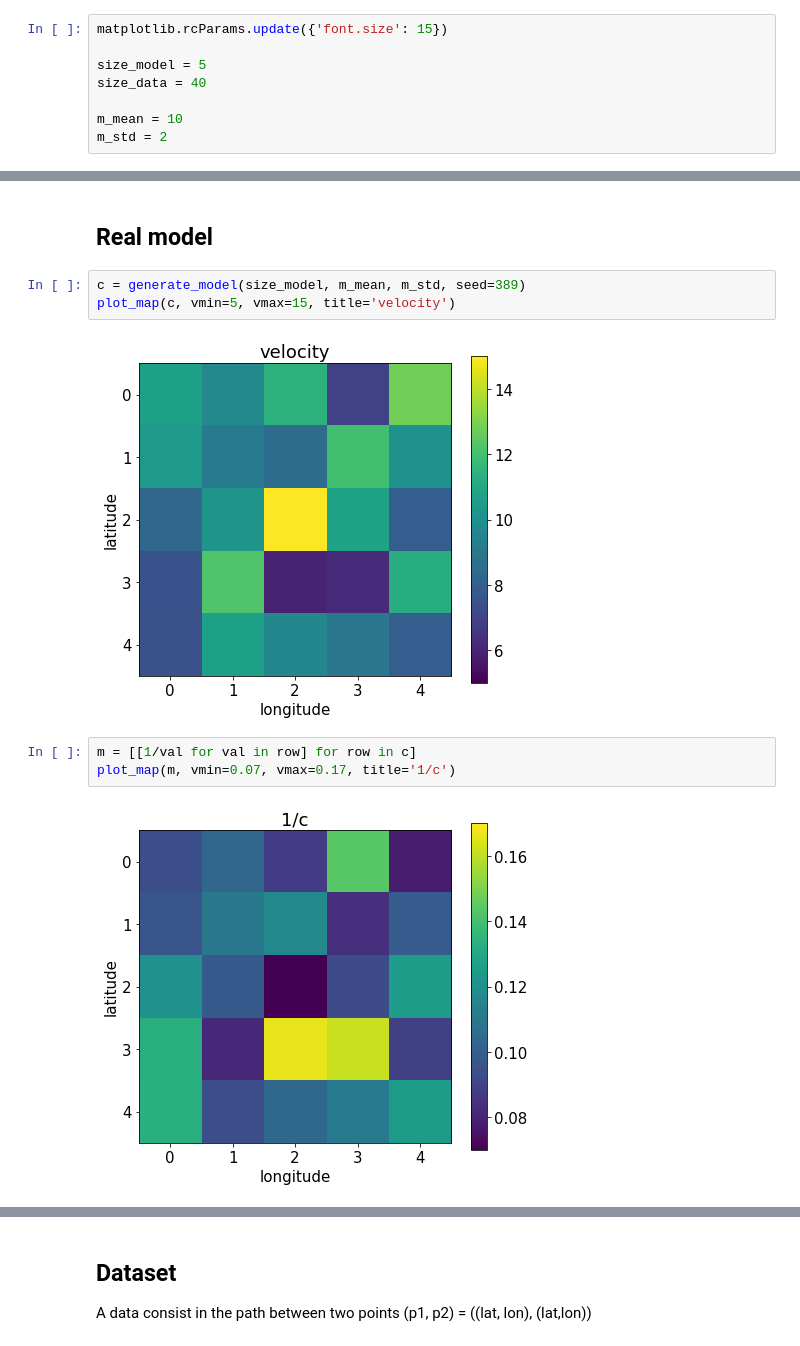
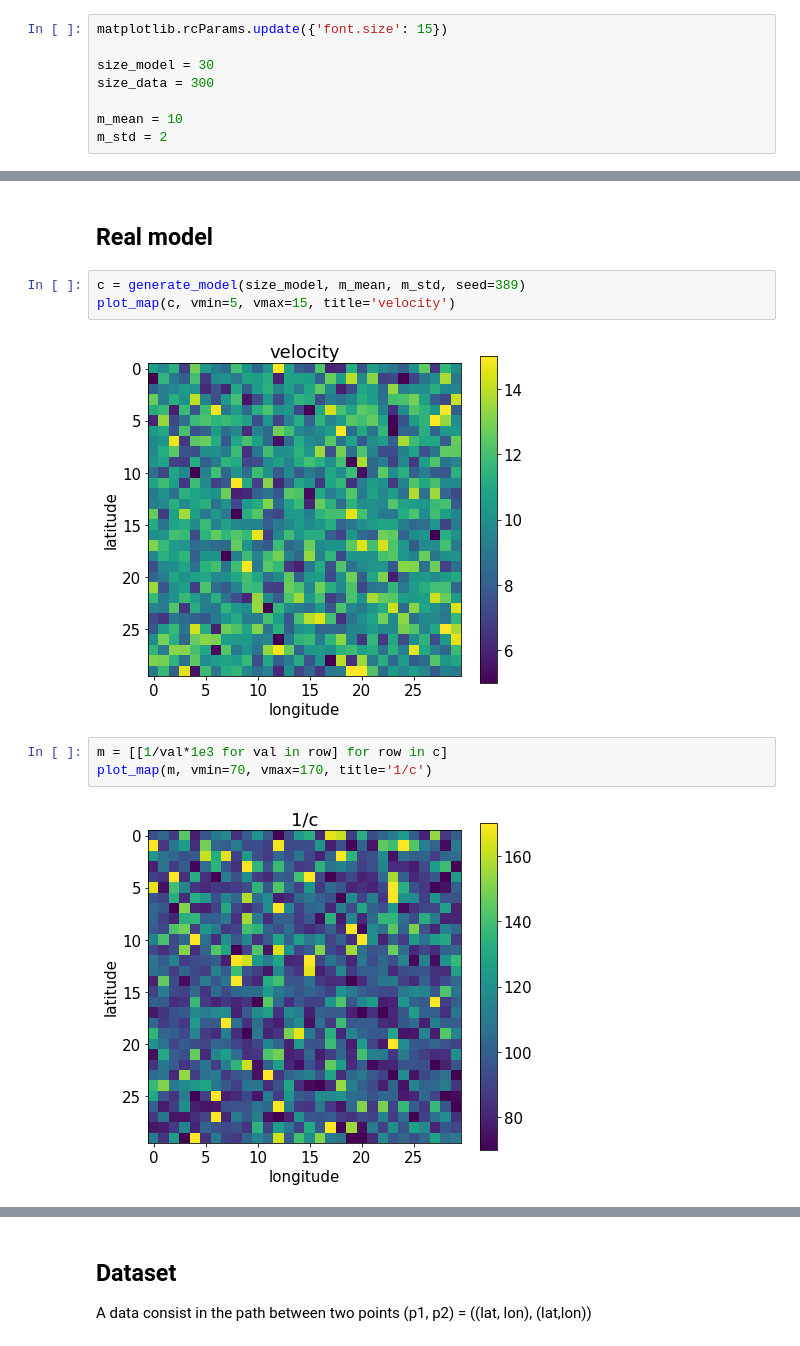
Before and after one commit to AliceAdenis/inverse_problem, a Jupyter notebook: notebooks/example_inverse_problem_II.ipynb, the cells around one changed output, grey strips where cells are left out. Drawn from its saved outputs; the diff is of its cells as text.

```diff
--- a/notebooks/example_inverse_problem_II.ipynb
+++ b/notebooks/example_inverse_problem_II.ipynb
@@ -21,8 +26,8 @@ from src.synthetic_datasets import generate_model, generate_dataset
 # %%
 matplotlib.rcParams.update({'font.size': 15})
 
-size_model = 5
-size_data = 40
+size_model = 30
+size_data = 300
 
 m_mean = 10
 m_std = 2
@@ -34,9 +39,9 @@ m_std = 2
 c = generate_model(size_model, m_mean, m_std, seed=389)
 plot_map(c, vmin=5, vmax=15, title='velocity')
 # %% [output]
-[figure, old version]
+[figure, new version]
 # %%
-m = [[1/val for val in row] for row in c]
-plot_map(m, vmin=0.07, vmax=0.17, title='1/c')
+m = [[1/val*1e3 for val in row] for row in c]
+plot_map(m, vmin=70, vmax=170, title='1/c')
 # %% [output]
-[figure, old version]
+[figure, new version]
```
Also changed, not shown: parts of 36 cells of this notebook, 7 other files.
